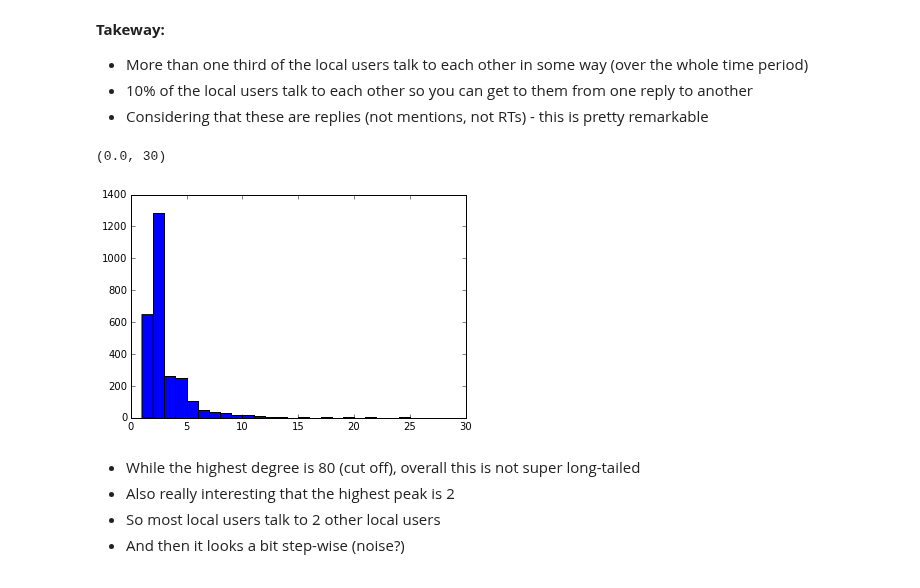
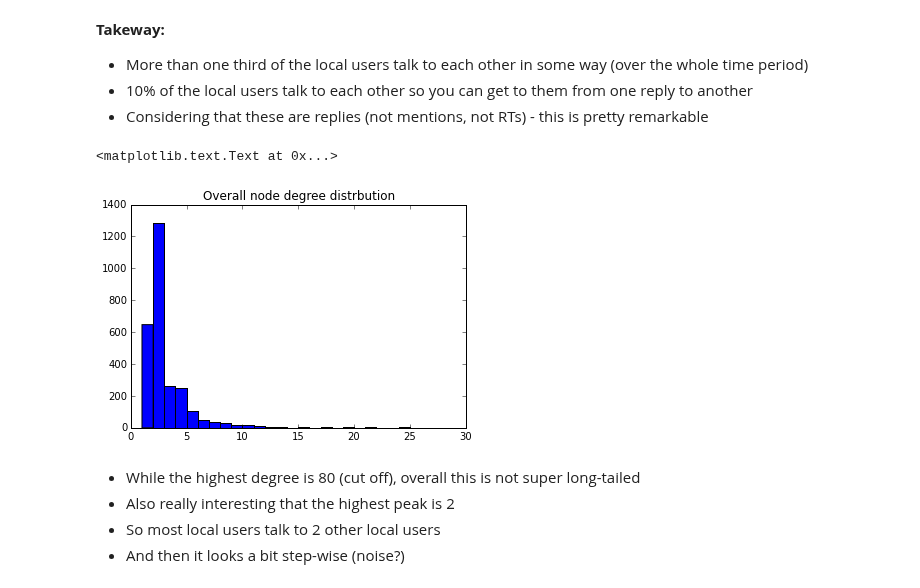
Before and after one commit to marinkala/ReplyNetworks, a Jupyter notebook: bbReplyNetworkAnalysis.ipynb, the cells around one changed output. Cells and saved outputs as stored; diff of their text form; code cells hidden in the pictures.

```diff
--- a/bbReplyNetworkAnalysis.ipynb
+++ b/bbReplyNetworkAnalysis.ipynb
@@ -123,9 +123,10 @@ degree=nx.degree(G)
 # %%
 plt.hist(degree.values(), max(degree.values())-1)
 plt.xlim(xmax=30)
+plt.title('Overall node degree distrbution')
 # %% [output]
-(0.0, 30)
+<matplotlib.text.Text at 0x...>
-[figure, old version]
+[figure, new version]
 # %% [markdown]
 * While the highest degree is 80 (cut off), overall this is not super long-tailed
 * Also really interesting that the highest peak is 2
```
Also changed, not shown: parts of 110 cells of this notebook.
